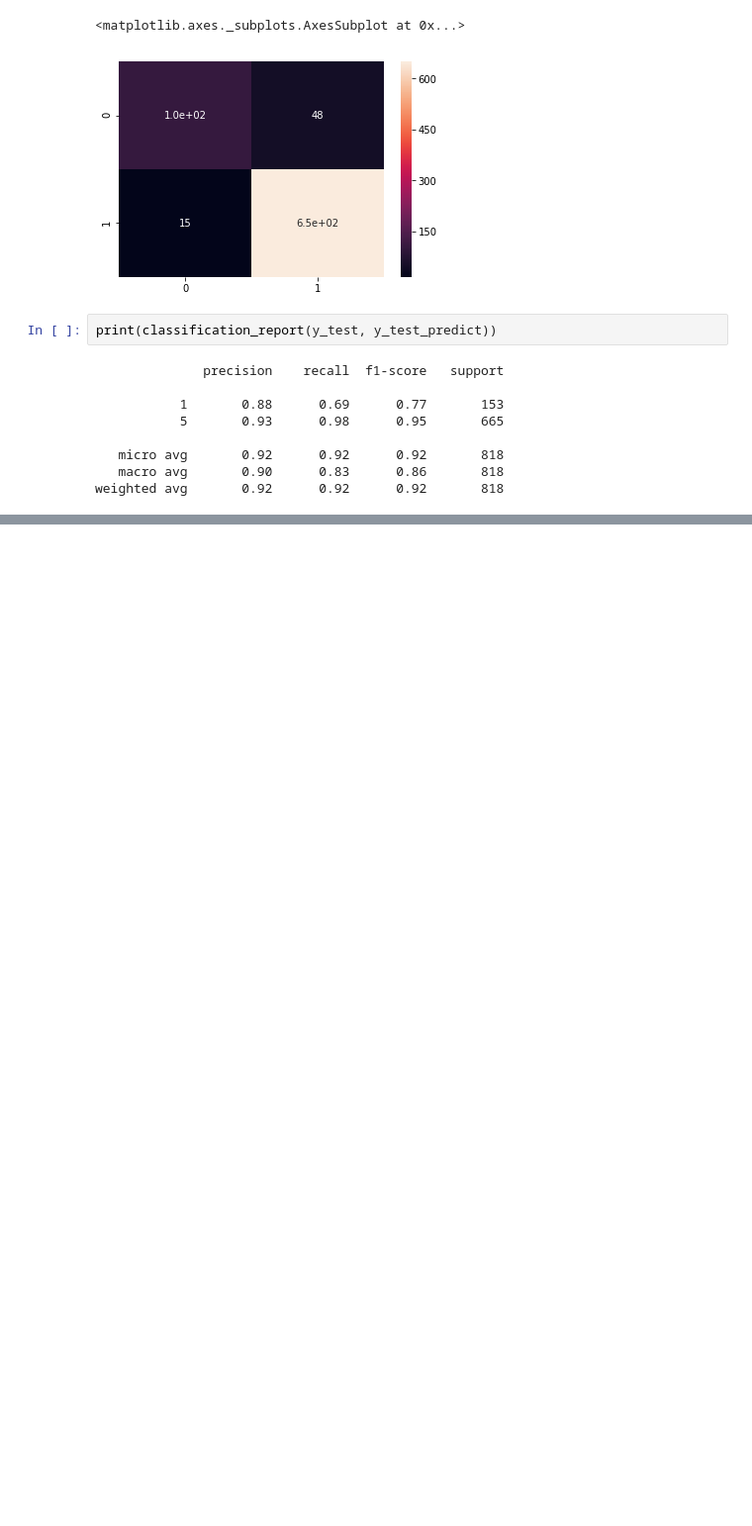
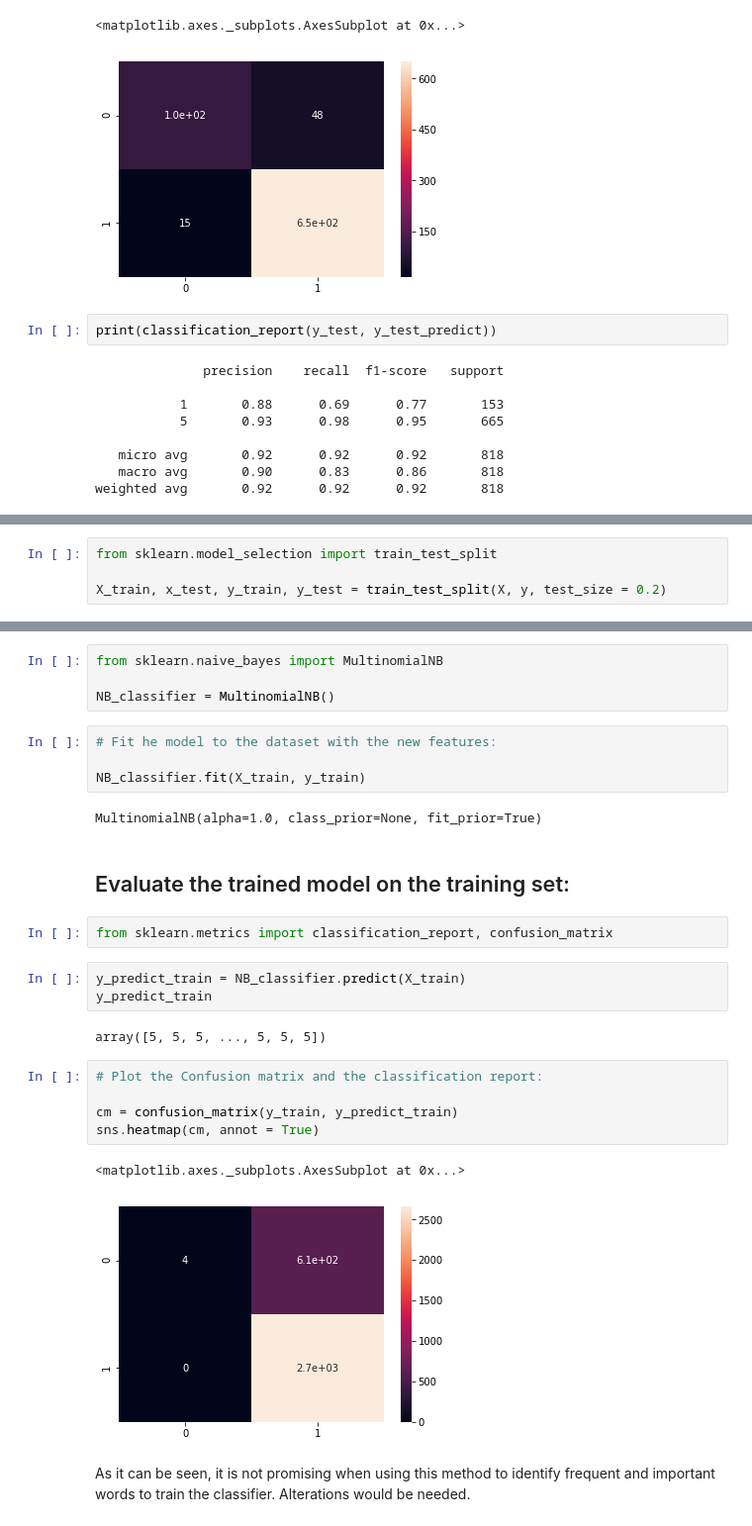
Before and after one commit to ylee9107/Project-7-YelpReviewsClassification, a Jupyter notebook: Project 7 - Classifying Yelp Review_NLP Exercise.ipynb, the cells around one changed output, grey strips where cells are left out. Shown at 99% size. Saved outputs shown, nothing was run; the diff lists cells and outputs as text; blank space fills up the shorter version.

```diff
--- a/Project 7 - Classifying Yelp Review_NLP Exercise.ipynb
+++ b/Project 7 - Classifying Yelp Review_NLP Exercise.ipynb
@@ -638,0 +685,4 @@ weighted avg       0.92      0.92      0.92       818
+# %%
+from sklearn.model_selection import train_test_split
+
+X_train, x_test, y_train, y_test = train_test_split(X, y, test_size = 0.2)
@@ -638,0 +691,29 @@ weighted avg       0.92      0.92      0.92       818
+# %%
+from sklearn.naive_bayes import MultinomialNB
+
+NB_classifier = MultinomialNB()
+# %%
+# Fit he model to the dataset with the new features:
+
+NB_classifier.fit(X_train, y_train)
+# %% [output]
+MultinomialNB(alpha=1.0, class_prior=None, fit_prior=True)
+# %% [markdown]
+## Evaluate the trained model on the training set:
+# %%
+from sklearn.metrics import classification_report, confusion_matrix
+# %%
+y_predict_train = NB_classifier.predict(X_train)
+y_predict_train
+# %% [output]
+array([5, 5, 5, ..., 5, 5, 5])
+# %%
+# Plot the Confusion matrix and the classification report:
+
+cm = confusion_matrix(y_train, y_predict_train)
+sns.heatmap(cm, annot = True)
+# %% [output]
+<matplotlib.axes._subplots.AxesSubplot at 0x...>
+[figure, added]
+# %% [markdown]
+As it can be seen, it is not promising when using this method to identify frequent and important words to train the classifier. Alterations would be needed.
```
Also changed, not shown: parts of 16 cells of this notebook.
